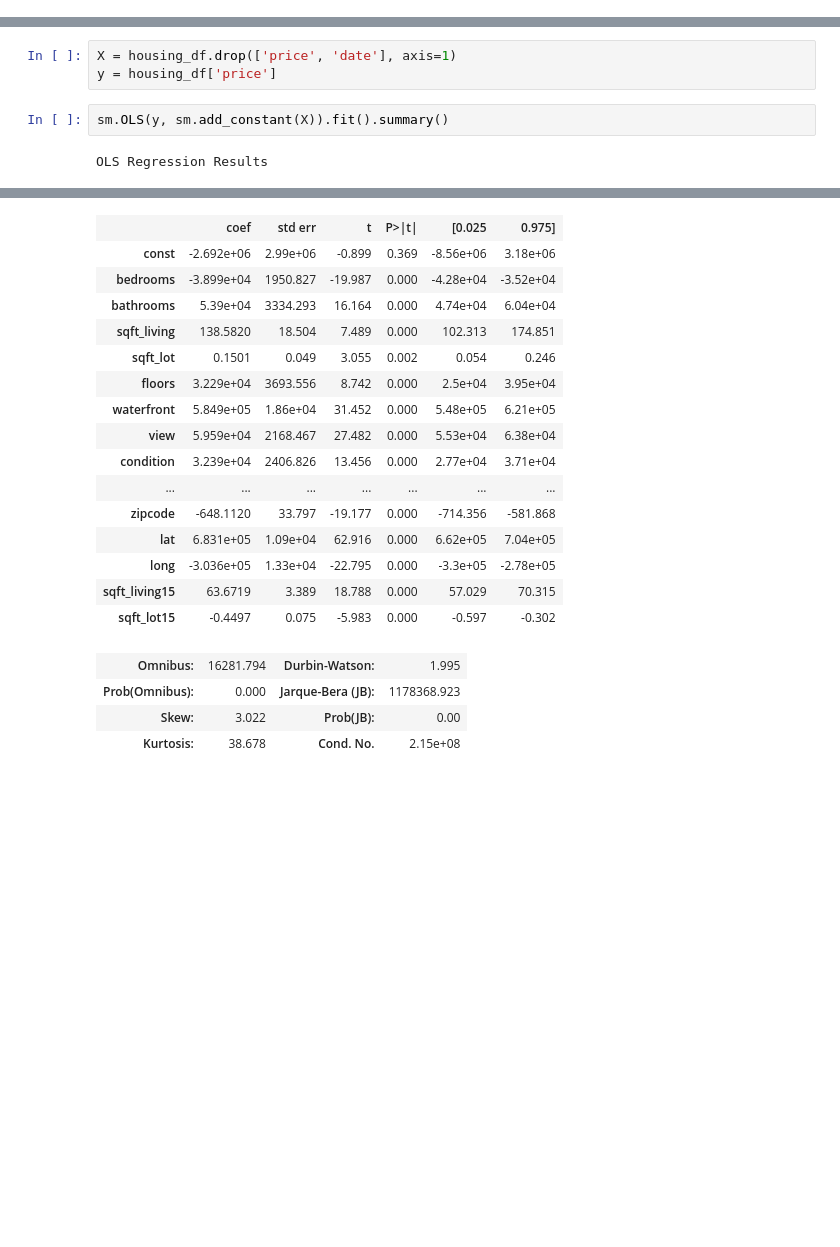
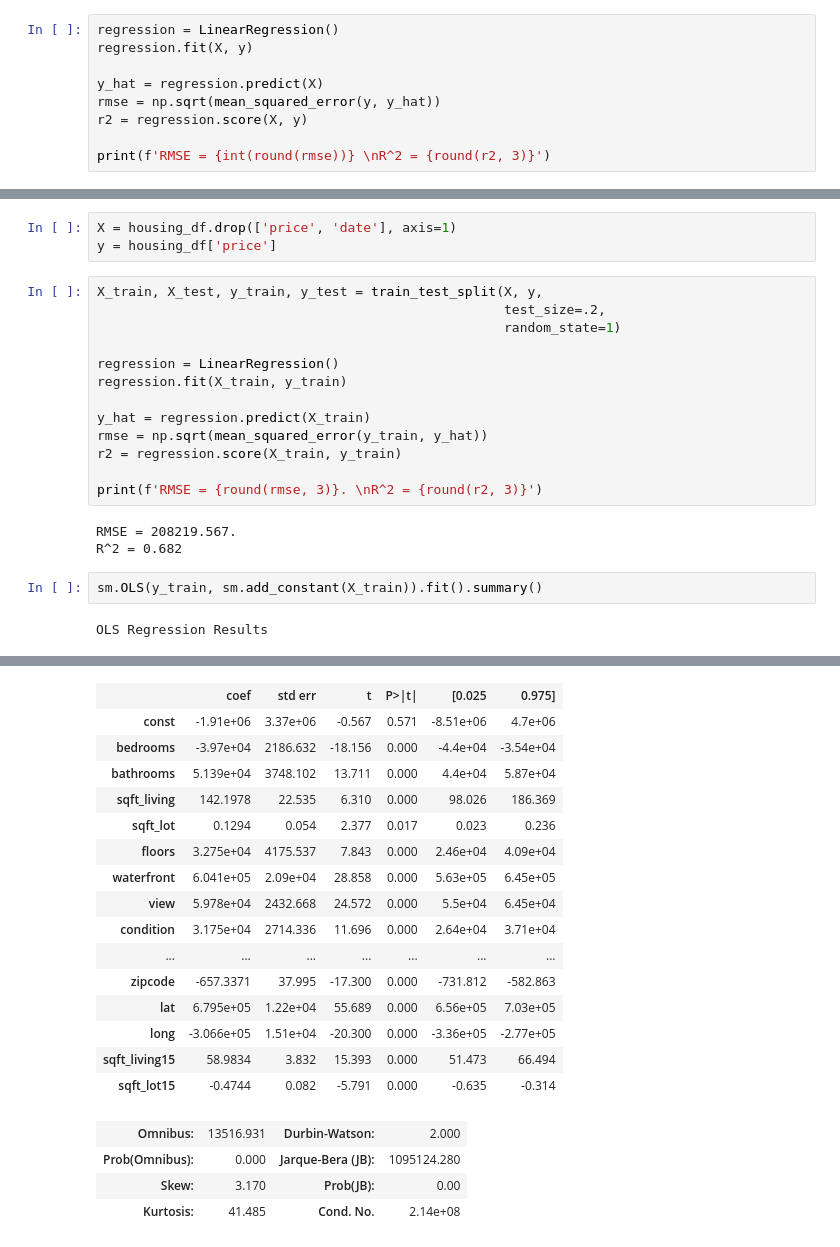
Before and after one commit to UpGoerFive/King-County-Project, a Jupyter notebook: matt.ipynb, the cells around one changed output, grey strips where cells are left out. Drawn from its saved outputs; the diff is of its cells as text; blank space fills up the shorter version.

```diff
--- a/matt.ipynb
+++ b/matt.ipynb
@@ -117,3 +117,12 @@ Now we'll fit a basic multiple linear regression to the data, dropping any colum
 # %%
 X = housing_df.dropna().drop(['price', 'date', 'waterfront', 'view', 'condition', 'grade', 'sqft_basement'], axis=1)
 y = housing_df.dropna()['price']
+# %%
+regression = LinearRegression()
+regression.fit(X, y)
+
+y_hat = regression.predict(X)
+rmse = np.sqrt(mean_squared_error(y, y_hat))
+r2 = regression.score(X, y)
+
+print(f'RMSE = {int(round(rmse))} \nR^2 = {round(r2, 3)}')
@@ -267,7 +283,23 @@ memory usage: 3.5 MB
 # %%
 X = housing_df.drop(['price', 'date'], axis=1)
 y = housing_df['price']
+# %%
+X_train, X_test, y_train, y_test = train_test_split(X, y,
+                                                    test_size=.2,
+                                                    random_state=1)
+
+regression = LinearRegression()
+regression.fit(X_train, y_train)
+
+y_hat = regression.predict(X_train)
+rmse = np.sqrt(mean_squared_error(y_train, y_hat))
+r2 = regression.score(X_train, y_train)
+
+print(f'RMSE = {round(rmse, 3)}. \nR^2 = {round(r2, 3)}')
+# %% [output]
+RMSE = 208219.567.
+R^2 = 0.682
 # %%
-sm.OLS(y, sm.add_constant(X)).fit().summary()
+sm.OLS(y_train, sm.add_constant(X_train)).fit().summary()
 # %% [output]
 OLS Regression Results
@@ -281,24 +313,24 @@ OLS Regression Results
 | Df Model: | 18 |  |  |
 | Covariance Type: | nonrobust |  |  |
 |  | coef | std err | t | P>|t| | [0.025 | 0.975] |
-| const | -2.692e+06 | 2.99e+06 | -0.899 | 0.369 | -8.56e+06 | 3.18e+06 |
-| bedrooms | -3.899e+04 | 1950.827 | -19.987 | 0.000 | -4.28e+04 | -3.52e+04 |
-| bathrooms | 5.39e+04 | 3334.293 | 16.164 | 0.000 | 4.74e+04 | 6.04e+04 |
-| sqft_living | 138.5820 | 18.504 | 7.489 | 0.000 | 102.313 | 174.851 |
-| sqft_lot | 0.1501 | 0.049 | 3.055 | 0.002 | 0.054 | 0.246 |
-| floors | 3.229e+04 | 3693.556 | 8.742 | 0.000 | 2.5e+04 | 3.95e+04 |
-| waterfront | 5.849e+05 | 1.86e+04 | 31.452 | 0.000 | 5.48e+05 | 6.21e+05 |
-| view | 5.959e+04 | 2168.467 | 27.482 | 0.000 | 5.53e+04 | 6.38e+04 |
-| condition | 3.239e+04 | 2406.826 | 13.456 | 0.000 | 2.77e+04 | 3.71e+04 |
+| const | -1.91e+06 | 3.37e+06 | -0.567 | 0.571 | -8.51e+06 | 4.7e+06 |
+| bedrooms | -3.97e+04 | 2186.632 | -18.156 | 0.000 | -4.4e+04 | -3.54e+04 |
+| bathrooms | 5.139e+04 | 3748.102 | 13.711 | 0.000 | 4.4e+04 | 5.87e+04 |
+| sqft_living | 142.1978 | 22.535 | 6.310 | 0.000 | 98.026 | 186.369 |
+| sqft_lot | 0.1294 | 0.054 | 2.377 | 0.017 | 0.023 | 0.236 |
+| floors | 3.275e+04 | 4175.537 | 7.843 | 0.000 | 2.46e+04 | 4.09e+04 |
+| waterfront | 6.041e+05 | 2.09e+04 | 28.858 | 0.000 | 5.63e+05 | 6.45e+05 |
+| view | 5.978e+04 | 2432.668 | 24.572 | 0.000 | 5.5e+04 | 6.45e+04 |
+| condition | 3.175e+04 | 2714.336 | 11.696 | 0.000 | 2.64e+04 | 3.71e+04 |
 | ... | ... | ... | ... | ... | ... | ... |
-| zipcode | -648.1120 | 33.797 | -19.177 | 0.000 | -714.356 | -581.868 |
-| lat | 6.831e+05 | 1.09e+04 | 62.916 | 0.000 | 6.62e+05 | 7.04e+05 |
-| long | -3.036e+05 | 1.33e+04 | -22.795 | 0.000 | -3.3e+05 | -2.78e+05 |
-| sqft_living15 | 63.6719 | 3.389 | 18.788 | 0.000 | 57.029 | 70.315 |
-| sqft_lot15 | -0.4497 | 0.075 | -5.983 | 0.000 | -0.597 | -0.302 |
+| zipcode | -657.3371 | 37.995 | -17.300 | 0.000 | -731.812 | -582.863 |
+| lat | 6.795e+05 | 1.22e+04 | 55.689 | 0.000 | 6.56e+05 | 7.03e+05 |
+| long | -3.066e+05 | 1.51e+04 | -20.300 | 0.000 | -3.36e+05 | -2.77e+05 |
+| sqft_living15 | 58.9834 | 3.832 | 15.393 | 0.000 | 51.473 | 66.494 |
+| sqft_lot15 | -0.4744 | 0.082 | -5.791 | 0.000 | -0.635 | -0.314 |
-| Omnibus: | 16281.794 | Durbin-Watson: | 1.995 |
-| Prob(Omnibus): | 0.000 | Jarque-Bera (JB): | 1178368.923 |
-| Skew: | 3.022 | Prob(JB): | 0.00 |
-| Kurtosis: | 38.678 | Cond. No. | 2.15e+08 |
+| Omnibus: | 13516.931 | Durbin-Watson: | 2.000 |
+| Prob(Omnibus): | 0.000 | Jarque-Bera (JB): | 1095124.280 |
+| Skew: | 3.170 | Prob(JB): | 0.00 |
+| Kurtosis: | 41.485 | Cond. No. | 2.14e+08 |
 Notes:
 [1] Standard Errors assume that the covariance matrix of the errors is correctly specified.
```
Also changed, not shown: parts of 7 cells of this notebook.
